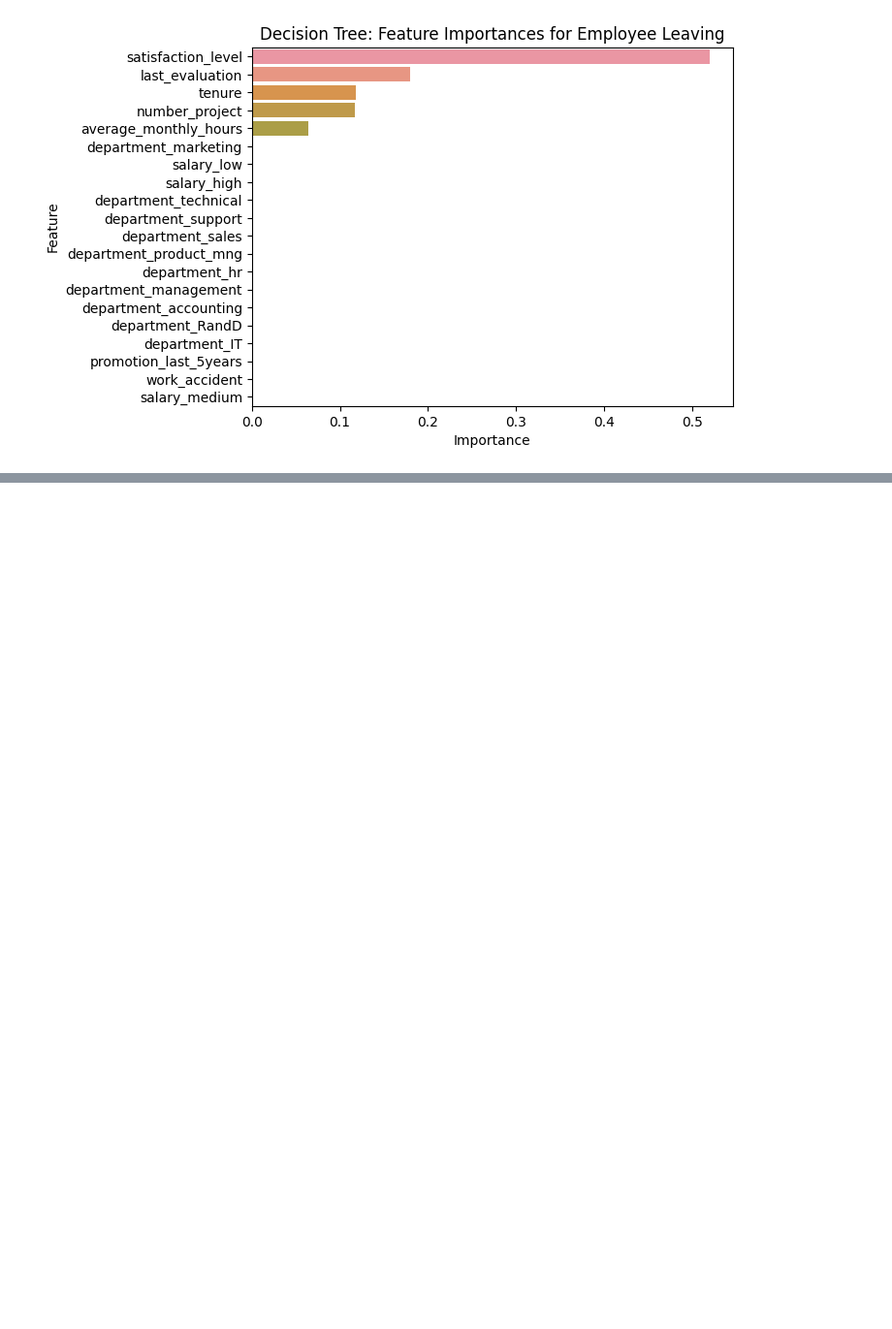
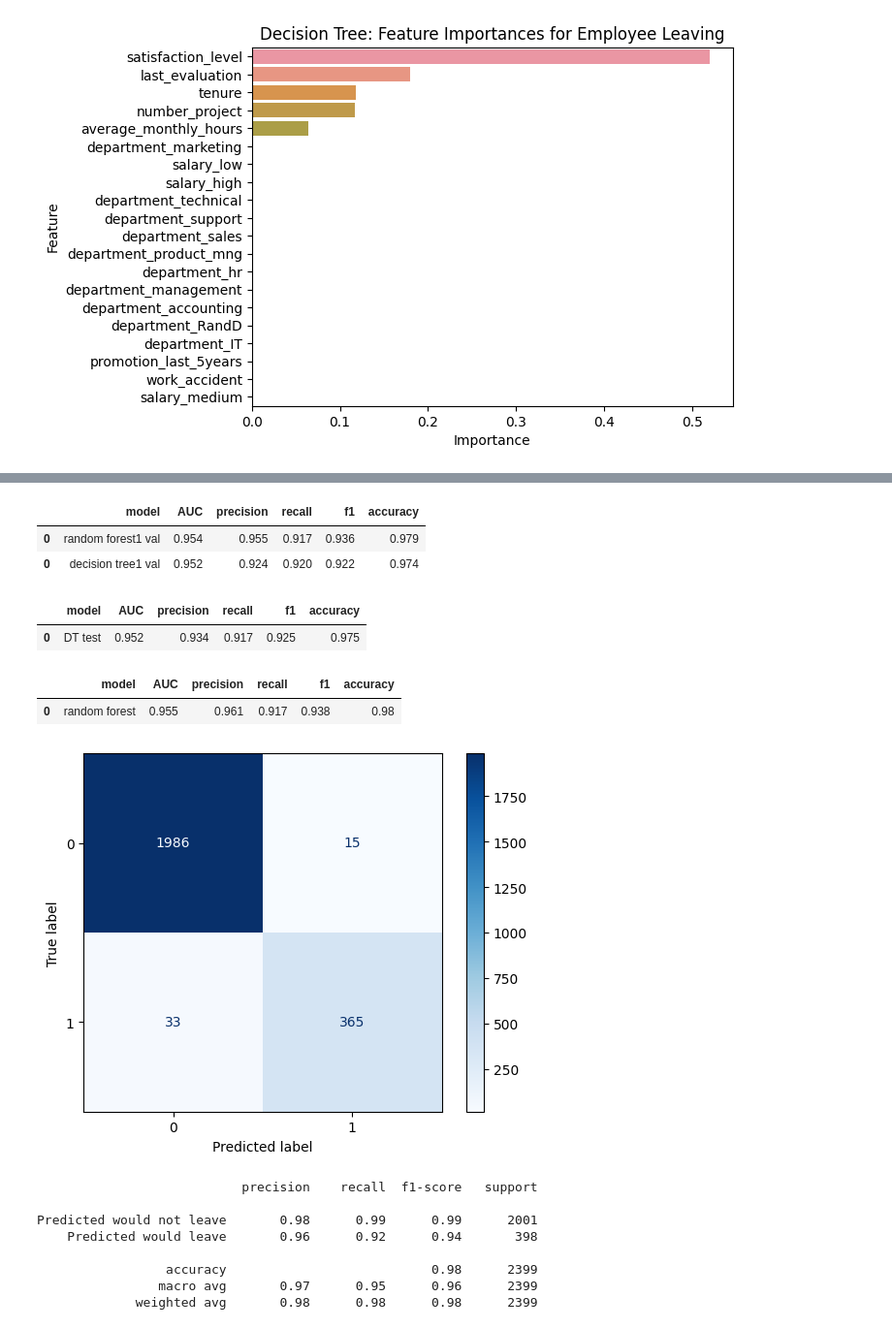
Before and after one commit to meteedev/datascience, a Jupyter notebook: project/employee-retention/Employee_Retention.ipynb, the cells around one changed output, grey strips where cells are left out. Shown at 97% size. Saved outputs shown, nothing was run; the diff lists cells and outputs as text; code cells hidden in the pictures; blank space fills up the shorter version.

```diff
--- a/project/employee-retention/Employee_Retention.ipynb
+++ b/project/employee-retention/Employee_Retention.ipynb
@@ -760,0 +804,2 @@ plt.show()
+# %%
+path_pickle_file  = "/content/drive/MyDrive/Google pro analytic/CAPSTONE_PROJECT/pickle"
@@ -760,0 +819,14 @@ plt.show()
+# %%
+def read_pickle(path, saved_model_name:str):
+    '''
+    In:
+        path:             path to folder where you want to read from
+        saved_model_name: filename of pickled model you want to read in
+
+    Out:
+        model: the pickled model
+    '''
+    with open(path + saved_model_name + '.pickle', 'rb') as to_read:
+        model = pickle.load(to_read)
+
+    return model
@@ -760,0 +836,3 @@ plt.show()
+# %%
+# Read pickle
+rf_normal_fb = read_pickle(path_pickle_file, 'hr_rf_normal_fb')
@@ -760,0 +895,54 @@ plt.show()
+# %%
+# Get the results on validation set for both models
+tree1_val_results = get_scores('decision tree1 val', tree1, X_val, y_val)
+rf1_val_results = get_scores('random forest1 val', rf_normal_fb, X_val, y_val)
+# Concatenate validation scores into table
+all_val_results = [tree1_val_results, rf1_val_results]
+all_val_results = pd.concat(all_val_results).sort_values(by='AUC', ascending=False)
+all_val_results
+# %% [output]
+|  | model | AUC | precision | recall | f1 | accuracy |
+| 0 | random forest1 val | 0.954 | 0.955 | 0.917 | 0.936 | 0.979 |
+| 0 | decision tree1 val | 0.952 | 0.924 | 0.920 | 0.922 | 0.974 |
+# %%
+# Get predictions on test data
+tree1_test_scores = get_scores('DT test', tree1, X_test, y_test)
+tree1_test_scores
+# %% [output]
+|  | model | AUC | precision | recall | f1 | accuracy |
+| 0 | DT test | 0.952 | 0.934 | 0.917 | 0.925 | 0.975 |
+# %%
+# Get predictions on test data
+rf1_test_scores = get_scores('random forest ', rf_normal_fb, X_test, y_test)
+rf1_test_scores
+# %% [output]
+|  | model | AUC | precision | recall | f1 | accuracy |
+| 0 | random forest | 0.955 | 0.961 | 0.917 | 0.938 | 0.98 |
+# %%
+y_preds = rf_normal_fb.best_estimator_.predict(X_test)
+# %%
+# Compute values for confusion matrix
+rf_cm = confusion_matrix(y_test, y_preds, labels=rf_normal_fb.classes_)
+
+# Create display of confusion matrix
+rf_disp = ConfusionMatrixDisplay(confusion_matrix=rf_cm, display_labels=rf_normal_fb.classes_)
+
+# Plot confusion matrix
+rf_disp.plot(cmap=plt.cm.Blues)
+
+# Display plot
+plt.show()
+
+# Create classification report for random forest model
+target_names = ['Predicted would not leave', 'Predicted would leave']
+print(classification_report(y_test, y_preds, target_names=target_names))
+# %% [output]
+[figure, added]
+                           precision    recall  f1-score   support
+
+Predicted would not leave       0.98      0.99      0.99      2001
+    Predicted would leave       0.96      0.92      0.94       398
+
+                 accuracy                           0.98      2399
+                macro avg       0.97      0.95      0.96      2399
+             weighted avg       0.98      0.98      0.98      2399
```
Also changed, not shown: parts of 12 cells of this notebook.
